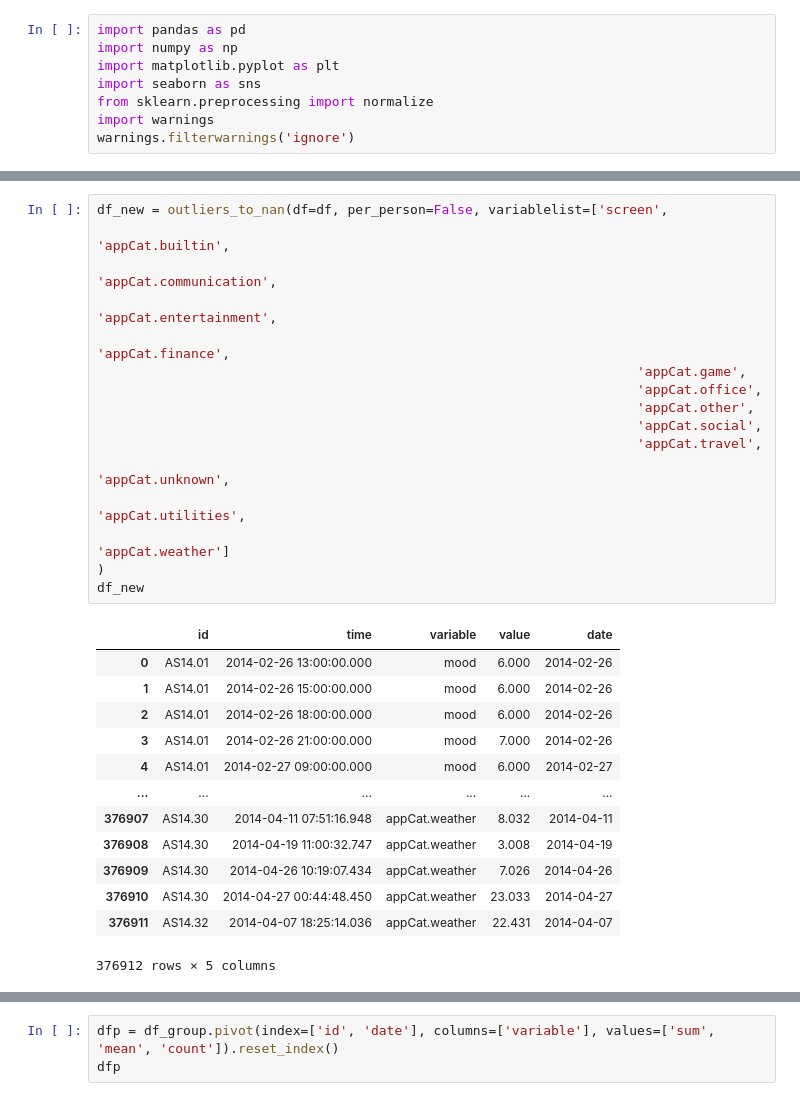
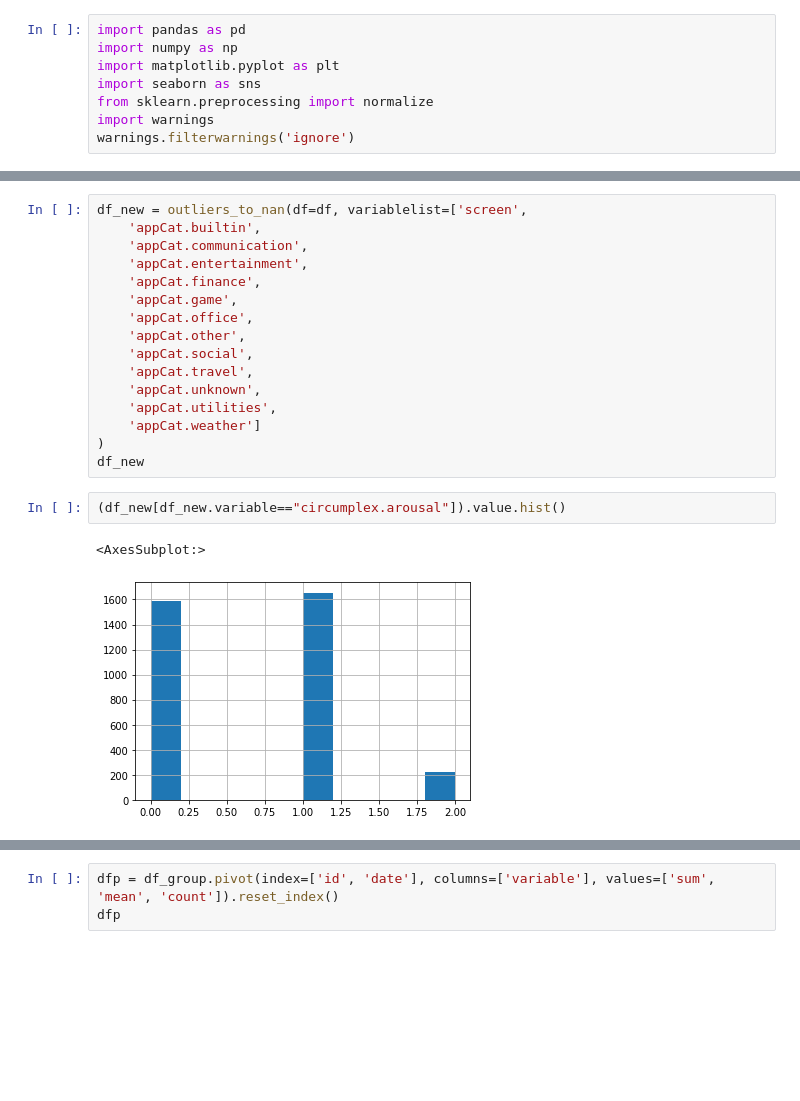
Before and after one commit to siemfenne/dataminingtechniques, a Jupyter notebook: assignment1/utils/data_cleaning.ipynb, the cells around one changed output, grey strips where cells are left out. Drawn from its saved outputs; the diff is of its cells as text; blank space fills up the shorter version.

```diff
--- a/assignment1/utils/data_cleaning.ipynb
+++ b/assignment1/utils/data_cleaning.ipynb
@@ -70,35 +70,26 @@ def outliers_to_nan(df, per_person, variablelist):
     df['value'] = new_values
     return df
 # %%
-df_new = outliers_to_nan(df=df, per_person=False, variablelist=['screen',
-                                                                     'appCat.builtin',
-                                                                     'appCat.communication',
-                                                                     'appCat.entertainment',
-                                                                     'appCat.finance',
-                                                                     'appCat.game',
-                                                                     'appCat.office',
-                                                                     'appCat.other',
-                                                                     'appCat.social',
-                                                                     'appCat.travel',
-                                                                     'appCat.unknown',
-                                                                     'appCat.utilities',
-                                                                     'appCat.weather']
+df_new = outliers_to_nan(df=df, variablelist=['screen',
+    'appCat.builtin',
+    'appCat.communication',
+    'appCat.entertainment',
+    'appCat.finance',
+    'appCat.game',
+    'appCat.office',
+    'appCat.other',
+    'appCat.social',
+    'appCat.travel',
+    'appCat.unknown',
+    'appCat.utilities',
+    'appCat.weather']
 )
 df_new
-# %% [output]
-|  | id | time | variable | value | date |
-| 0 | AS14.01 | 2014-02-26 13:00:00.000 | mood | 6.000 | 2014-02-26 |
-| 1 | AS14.01 | 2014-02-26 15:00:00.000 | mood | 6.000 | 2014-02-26 |
-| 2 | AS14.01 | 2014-02-26 18:00:00.000 | mood | 6.000 | 2014-02-26 |
-| 3 | AS14.01 | 2014-02-26 21:00:00.000 | mood | 7.000 | 2014-02-26 |
-| 4 | AS14.01 | 2014-02-27 09:00:00.000 | mood | 6.000 | 2014-02-27 |
-| ... | ... | ... | ... | ... | ... |
-| 376907 | AS14.30 | 2014-04-11 07:51:16.948 | appCat.weather | 8.032 | 2014-04-11 |
-| 376908 | AS14.30 | 2014-04-19 11:00:32.747 | appCat.weather | 3.008 | 2014-04-19 |
-| 376909 | AS14.30 | 2014-04-26 10:19:07.434 | appCat.weather | 7.026 | 2014-04-26 |
-| 376910 | AS14.30 | 2014-04-27 00:44:48.450 | appCat.weather | 23.033 | 2014-04-27 |
-| 376911 | AS14.32 | 2014-04-07 18:25:14.036 | appCat.weather | 22.431 | 2014-04-07 |
-376912 rows × 5 columns
+# %%
+(df_new[df_new.variable=="circumplex.arousal"]).value.hist()
+# %% [output]
+<AxesSubplot:>
+[figure, added]
 # %%
 df_group = df_new.groupby(['id', 'date', 'variable'])['value'].agg(['sum','mean', 'count']).reset_index()
 df_group[df_group.variable == 'mood']
```
Also changed, not shown: parts of 9 cells of this notebook, 6 other files.
